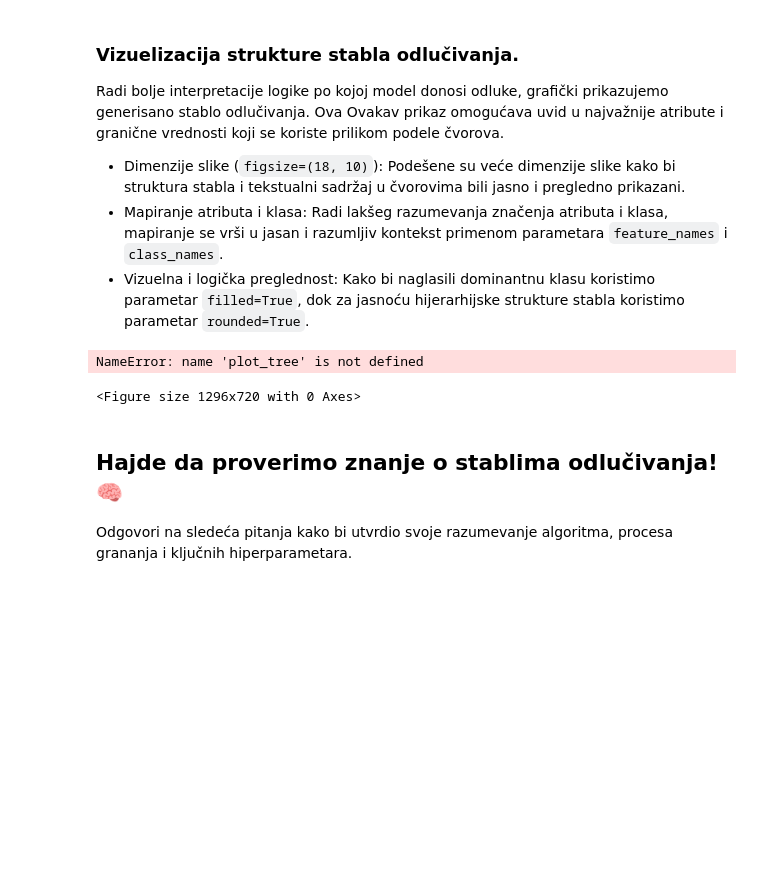
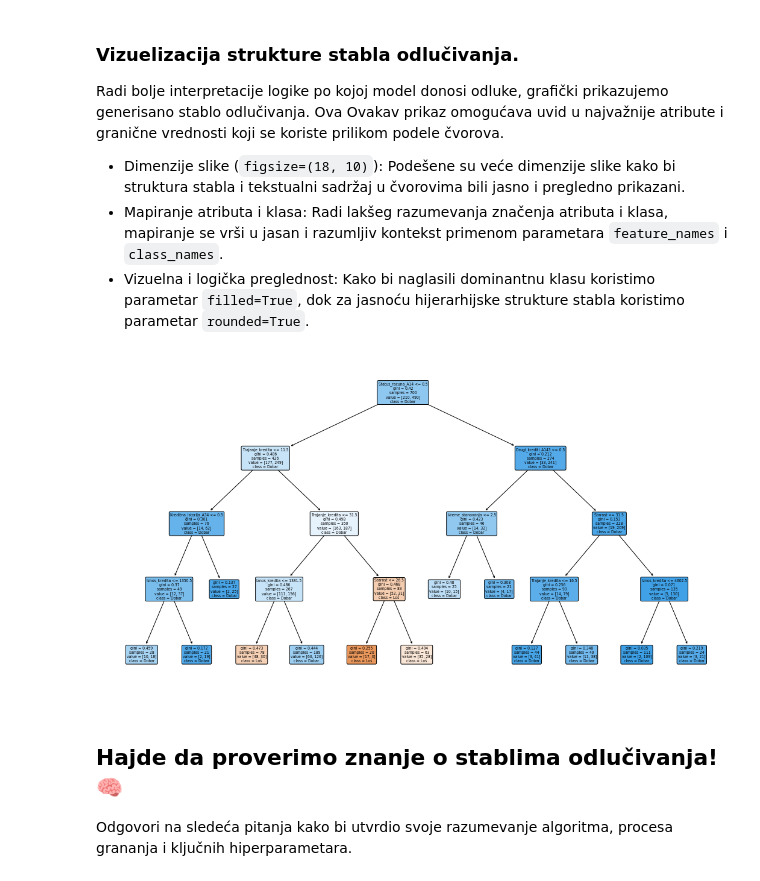
Before and after one commit to dazdejkovic/OI_25_jb1, a Jupyter notebook: _sources/ML_25_05_Stabla_odlucivanja.ipynb, the cells around one changed output. Drawn from its saved outputs; the diff is of its cells as text; code cells hidden in the pictures; blank space fills up the shorter version.

```diff
--- a/_sources/ML_25_05_Stabla_odlucivanja.ipynb
+++ b/_sources/ML_25_05_Stabla_odlucivanja.ipynb
@@ -552,17 +588,15 @@ Radi bolje interpretacije logike po kojoj model donosi odluke, grafički prikazu
 * Vizuelna i logička preglednost: Kako bi naglasili dominantnu klasu koristimo parametar `filled=True`, dok za jasnoću hijerarhijske strukture stabla koristimo parametar `rounded=True`.
 # %%
 plt.figure(figsize=(18, 10))
-plot_tree(
-    dt_gini,
-    feature_names=X.columns,
-    class_names=["Loš", "Dobar"],
-    filled=True,
-    rounded=True
+plot_tree(doGini,
+        filled=True,
+        feature_names=X_train.columns,
+        class_names=["Loš", "Dobar"],
+        rounded=True
 )
 plt.show()
 # %% [output]
-NameError: name 'plot_tree' is not defined
-<Figure size 1296x720 with 0 Axes>
+[figure, added]
 # %% [markdown]
 ## Hajde da proverimo znanje o stablima odlučivanja! 🧠
 
```
Also changed, not shown: parts of 9 cells of this notebook, 45 other files.
